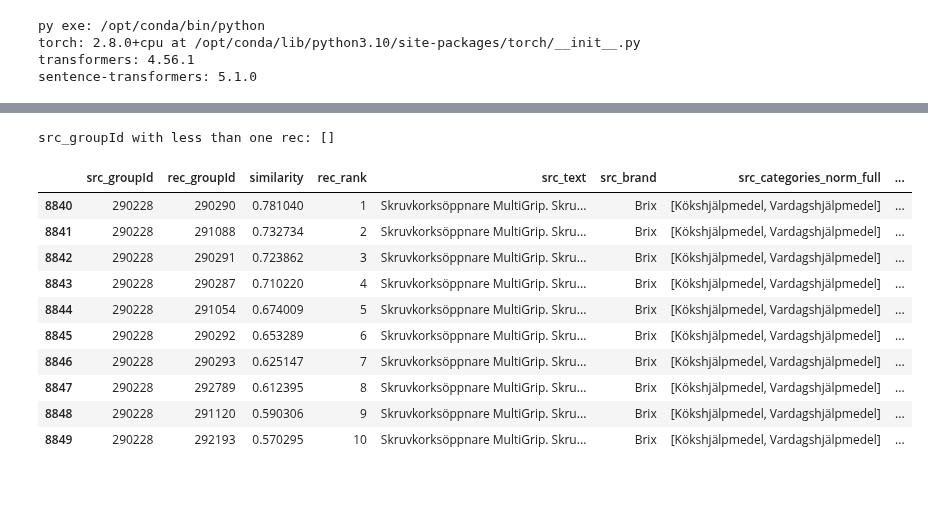
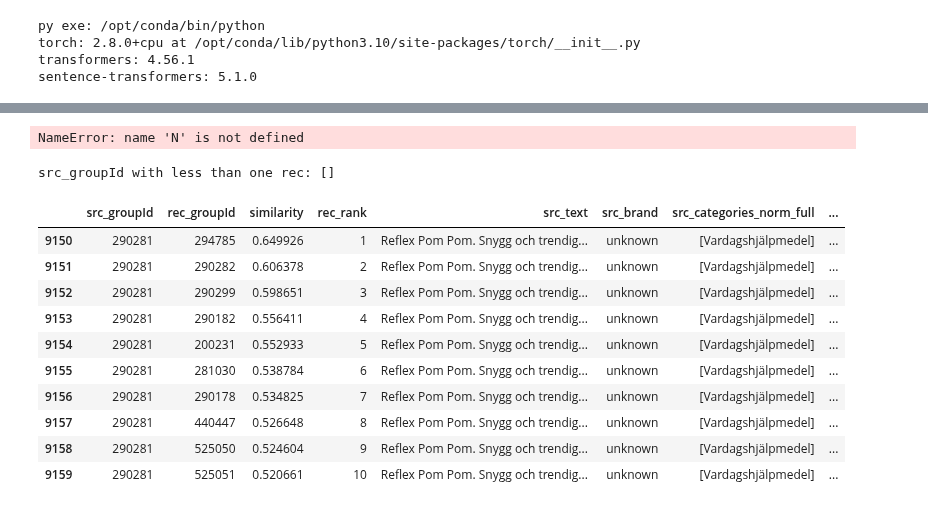
Before and after one commit to maria-lagerholm/itcm_recommendation_engine, a Jupyter notebook: notebooks/content_filtering/simillarity_search.ipynb, the cells around one changed output, grey strips where cells are left out. Drawn from its saved outputs; the diff is of its cells as text; code cells hidden in the pictures.

```diff
--- a/notebooks/content_filtering/simillarity_search.ipynb
+++ b/notebooks/content_filtering/simillarity_search.ipynb
@@ -439,3 +301,26 @@ recs.to_csv("emb_similar_items_top10.csv", index=False)
+# %%
+K = 10
+TOPK = min(K+1, N)
+D_all, I_all = index.search(E, TOPK)
+
+rows = []
+texts = group_df["text"].tolist()
+gids  = group_df["groupId"].to_numpy()
+
+for i in range(N):
+    cand_idx = [j for j in I_all[i] if j != i][:K]
+    pairs = [[texts[i], texts[j]] for j in cand_idx]            # (src, rec) pairs
+    ce_scores = rer.compute_score(pairs, batch_size=32)         # cross-encoder scores
+    order = np.argsort(-np.asarray(ce_scores))                  # sort desc by CE score
+
+    for rank, t in enumerate(order, 1):
+        j = cand_idx[t]
+        rows.append((gids[i], gids[j], float(D_all[i][np.where(I_all[i]==j)][0]),
+                     float(ce_scores[t]), rank))
+
+recs = pd.DataFrame(rows, columns=["src_groupId","rec_groupId","similarity","rerank_score","rec_rank"])
+# %% [output]
+NameError: name 'N' is not defined
 # %%
 # Find src_groupId that have less than three rec (i.e., zero recs)
 src_counts = recs["src_groupId"].value_counts()
@@ -444,19 +329,19 @@ print("src_groupId with less than one rec:", no_rec_srcs.index.tolist())
 # %% [output]
 src_groupId with less than one rec: []
 # %%
-#recs[recs["src_groupId"] == "290281"] # reflex
+recs[recs["src_groupId"] == "290281"] # reflex
 #recs[recs["src_groupId"] == "200970"] # random
 #recs[recs["src_groupId"] == "292706"] #dildo
-recs[recs["src_groupId"] == "290228"]
+#recs[recs["src_groupId"] == "291534"]
 # %% [output]
 |  | src_groupId | rec_groupId | similarity | rec_rank | src_text | src_brand | src_categories_norm_full | ... |
-| 8840 | 290228 | 290290 | 0.781040 | 1 | Skruvkorksöppnare MultiGrip. Skru... | Brix | [Kökshjälpmedel, Vardagshjälpmedel] | ... |
-| 8841 | 290228 | 291088 | 0.732734 | 2 | Skruvkorksöppnare MultiGrip. Skru... | Brix | [Kökshjälpmedel, Vardagshjälpmedel] | ... |
-| 8842 | 290228 | 290291 | 0.723862 | 3 | Skruvkorksöppnare MultiGrip. Skru... | Brix | [Kökshjälpmedel, Vardagshjälpmedel] | ... |
-| 8843 | 290228 | 290287 | 0.710220 | 4 | Skruvkorksöppnare MultiGrip. Skru... | Brix | [Kökshjälpmedel, Vardagshjälpmedel] | ... |
-| 8844 | 290228 | 291054 | 0.674009 | 5 | Skruvkorksöppnare MultiGrip. Skru... | Brix | [Kökshjälpmedel, Vardagshjälpmedel] | ... |
-| 8845 | 290228 | 290292 | 0.653289 | 6 | Skruvkorksöppnare MultiGrip. Skru... | Brix | [Kökshjälpmedel, Vardagshjälpmedel] | ... |
-| 8846 | 290228 | 290293 | 0.625147 | 7 | Skruvkorksöppnare MultiGrip. Skru... | Brix | [Kökshjälpmedel, Vardagshjälpmedel] | ... |
-| 8847 | 290228 | 292789 | 0.612395 | 8 | Skruvkorksöppnare MultiGrip. Skru... | Brix | [Kökshjälpmedel, Vardagshjälpmedel] | ... |
-| 8848 | 290228 | 291120 | 0.590306 | 9 | Skruvkorksöppnare MultiGrip. Skru... | Brix | [Kökshjälpmedel, Vardagshjälpmedel] | ... |
-| 8849 | 290228 | 292193 | 0.570295 | 10 | Skruvkorksöppnare MultiGrip. Skru... | Brix | [Kökshjälpmedel, Vardagshjälpmedel] | ... |
+| 9150 | 290281 | 294785 | 0.649926 | 1 | Reflex Pom Pom. Snygg och trendig... | unknown | [Vardagshjälpmedel] | ... |
+| 9151 | 290281 | 290282 | 0.606378 | 2 | Reflex Pom Pom. Snygg och trendig... | unknown | [Vardagshjälpmedel] | ... |
+| 9152 | 290281 | 290299 | 0.598651 | 3 | Reflex Pom Pom. Snygg och trendig... | unknown | [Vardagshjälpmedel] | ... |
+| 9153 | 290281 | 290182 | 0.556411 | 4 | Reflex Pom Pom. Snygg och trendig... | unknown | [Vardagshjälpmedel] | ... |
+| 9154 | 290281 | 200231 | 0.552933 | 5 | Reflex Pom Pom. Snygg och trendig... | unknown | [Vardagshjälpmedel] | ... |
+| 9155 | 290281 | 281030 | 0.538784 | 6 | Reflex Pom Pom. Snygg och trendig... | unknown | [Vardagshjälpmedel] | ... |
+| 9156 | 290281 | 290178 | 0.534825 | 7 | Reflex Pom Pom. Snygg och trendig... | unknown | [Vardagshjälpmedel] | ... |
+| 9157 | 290281 | 440447 | 0.526648 | 8 | Reflex Pom Pom. Snygg och trendig... | unknown | [Vardagshjälpmedel] | ... |
+| 9158 | 290281 | 525050 | 0.524604 | 9 | Reflex Pom Pom. Snygg och trendig... | unknown | [Vardagshjälpmedel] | ... |
+| 9159 | 290281 | 525051 | 0.520661 | 10 | Reflex Pom Pom. Snygg och trendig... | unknown | [Vardagshjälpmedel] | ... |
```
Also changed, not shown: parts of 8 cells of this notebook, 1 other file.
